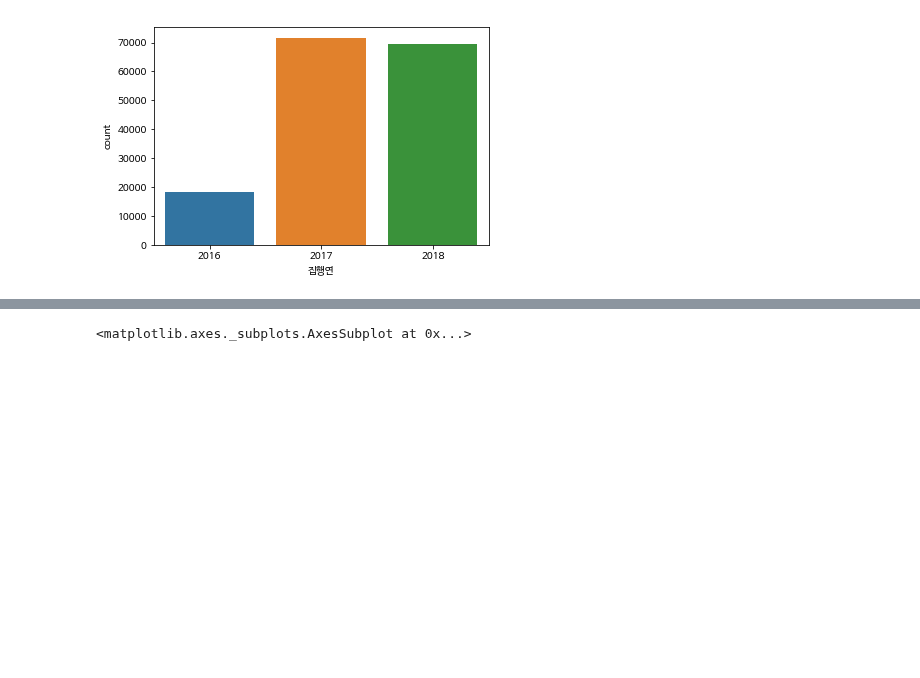
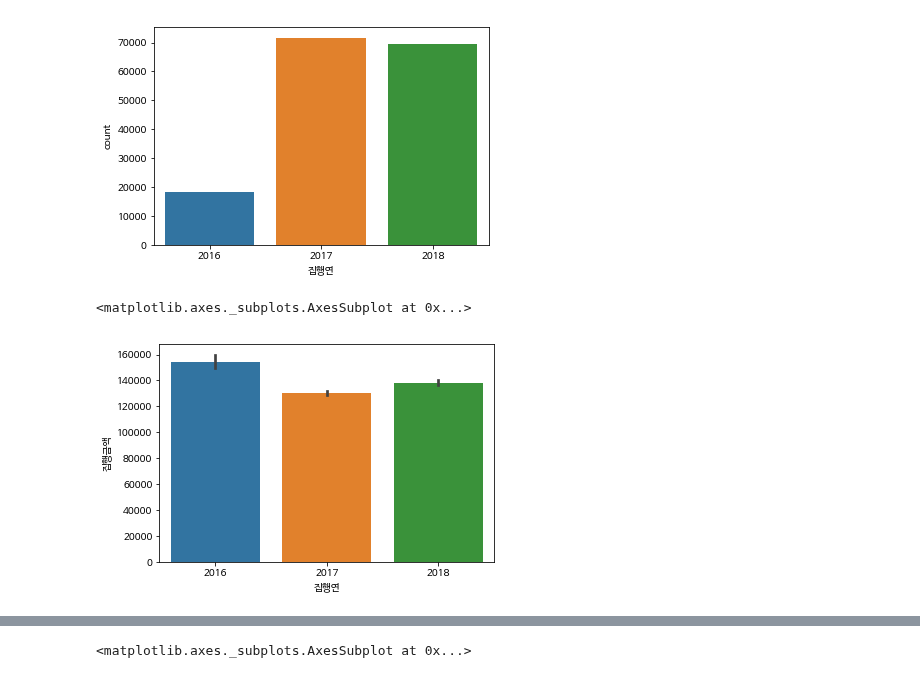
Before and after one commit to corazzon/OpenDataWrangling, a Jupyter notebook: seoul-jmt/eda.ipynb, the cells around one changed output, grey strips where cells are left out. Drawn from its saved outputs; the diff is of its cells as text; code cells hidden in the pictures; blank space fills up the shorter version.

```diff
--- a/seoul-jmt/eda.ipynb
+++ b/seoul-jmt/eda.ipynb
@@ -73,3 +93,14 @@ df["dept_nm_lvl_1"].value_counts()
 소방재난본부(소방서)    16631
 의회사무처           7444
 Name: dept_nm_lvl_1, dtype: int64
+# %%
+# 집행일시가 object 타입이다. 전처리를 위해 타입을 변경해 준다.
+df["집행일시"] = pd.to_datetime(df["집행일시"])
+# %%
+df["집행요일"] = df["집행일시"].dt.dayofweek
+# %%
+weekday_map= {0:'월', 1:'화', 2:'수', 3:'목',
+              4:'금', 5:'토', 6:'일'}
+# %%
+df["요일"] = df["집행요일"].apply(lambda x : weekday_map[x])
+df["요일"].head()
@@ -83,3 +121,9 @@ sns.countplot(data=df, x="집행연")
 # %% [output]
 <matplotlib.axes._subplots.AxesSubplot at 0x...>
 [figure]
+# %%
+# 연도별 평균 집행금액
+sns.barplot(data=df, x='집행연', y='집행금액')
+# %% [output]
+<matplotlib.axes._subplots.AxesSubplot at 0x...>
+[figure, added]
```
Also changed, not shown: parts of 10 cells of this notebook.
